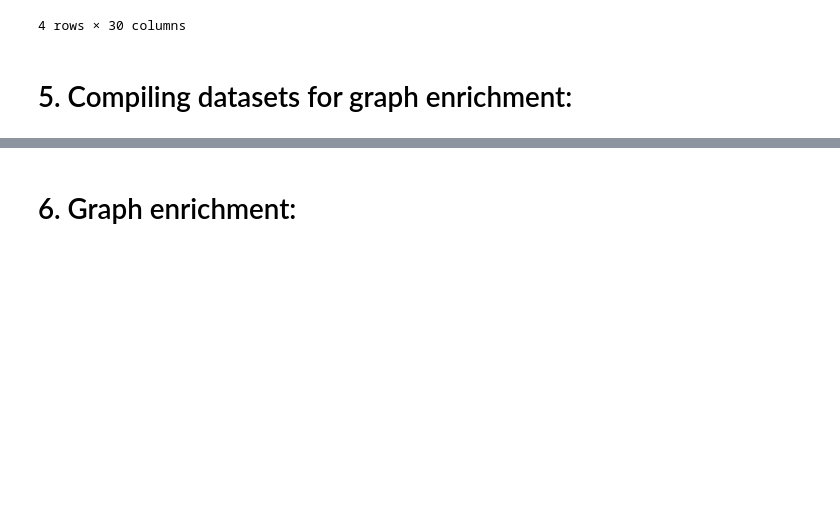
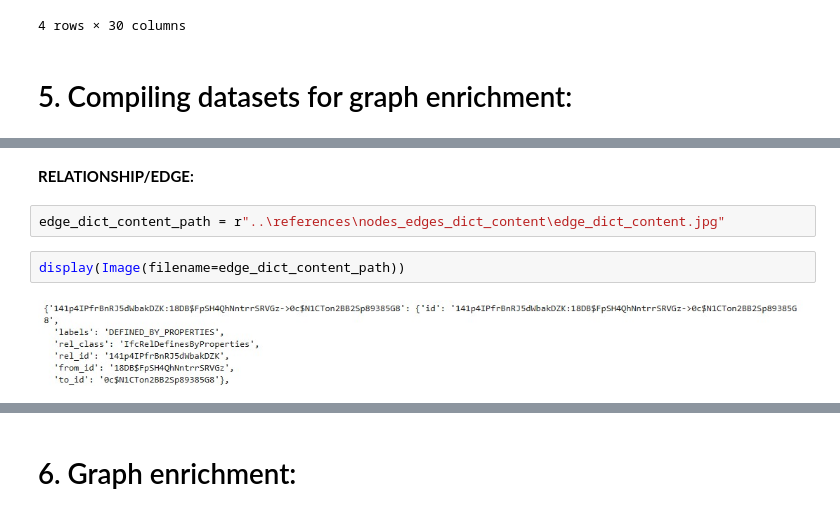
Before and after one commit to BenoitLoze1977/liverpool_csck700_capstone_project, a Jupyter notebook: notebooks/csck700_4_graph_enrichment.ipynb, the cells around one changed output, grey strips where cells are left out. Drawn from its saved outputs; the diff is of its cells as text; blank space fills up the shorter version.

```diff
--- a/notebooks/csck700_4_graph_enrichment.ipynb
+++ b/notebooks/csck700_4_graph_enrichment.ipynb
@@ -103,0 +182,8 @@ for name, df in dfs.items():
+# %% [markdown]
+**RELATIONSHIP/EDGE:**
+# %%
+edge_dict_content_path = r"..\references\nodes_edges_dict_content\edge_dict_content.jpg"
+# %%
+display(Image(filename=edge_dict_content_path))
+# %% [output]
+[figure, added]
```
Also changed, not shown: parts of 21 cells of this notebook, 13 other files.
